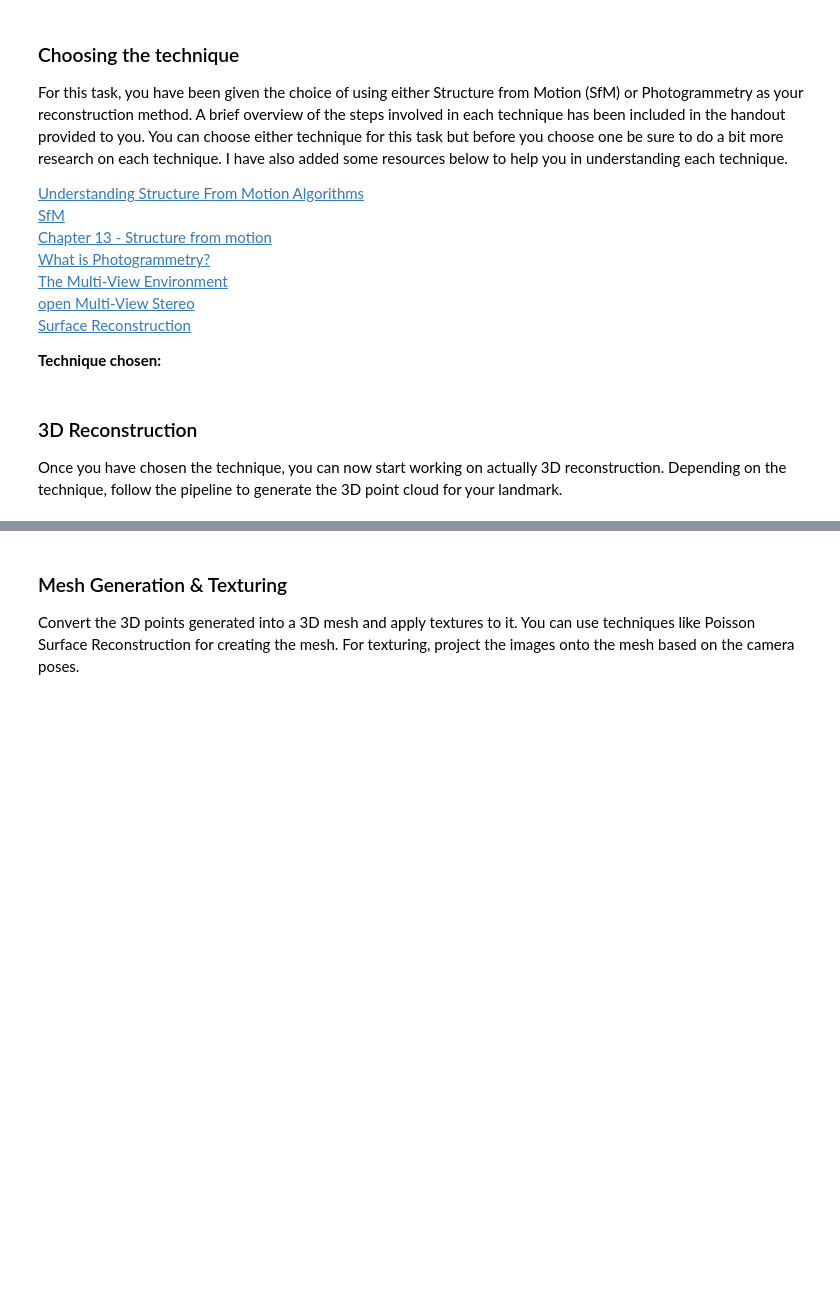
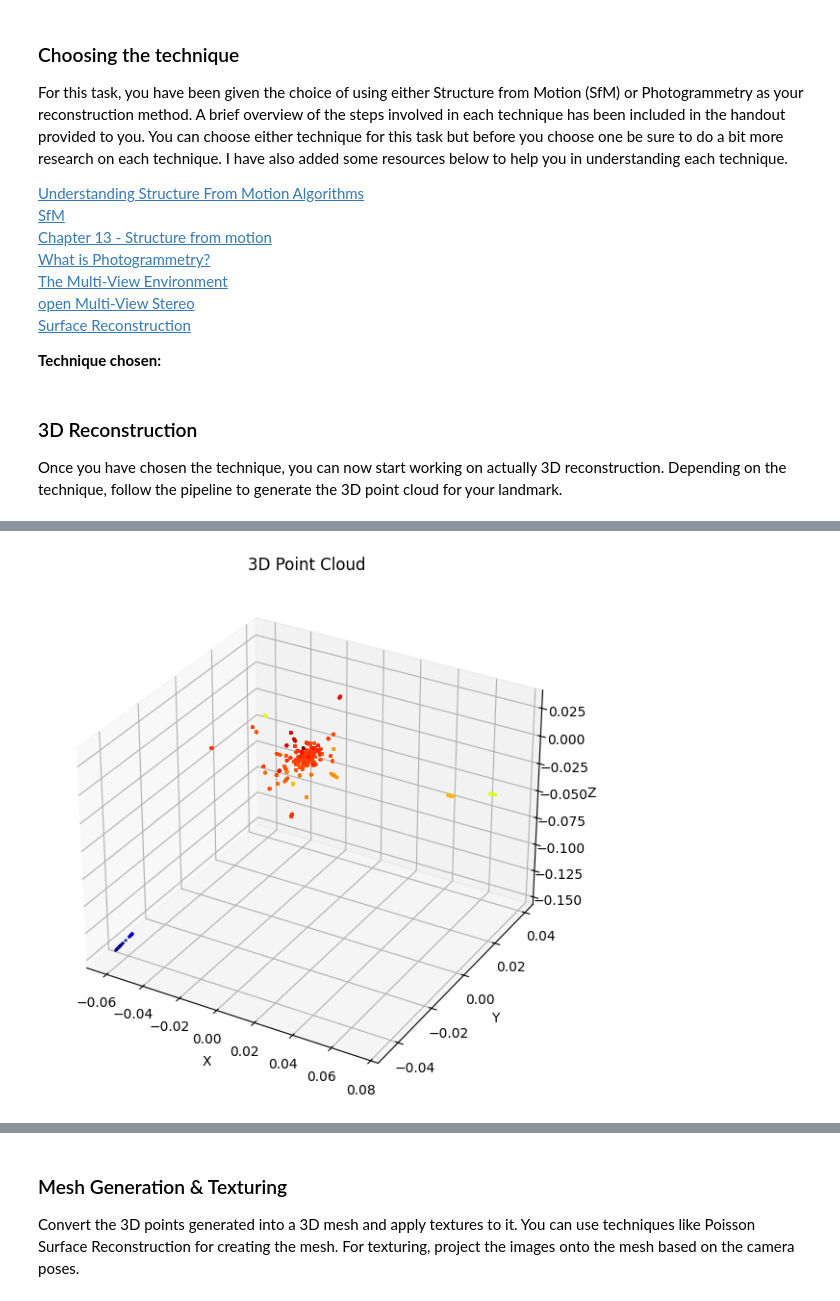
Before and after one commit to iamzammad/Landmark-Reconstruction-App, a Jupyter notebook: G02_Deliverable2.ipynb, the cells around one changed output, grey strips where cells are left out. Cells and saved outputs as stored; diff of their text form; code cells hidden in the pictures; blank space fills up the shorter version.

```diff
--- a/G02_Deliverable2.ipynb
+++ b/G02_Deliverable2.ipynb
@@ -562,0 +363,91 @@ Once you have chosen the technique, you can now start working on actually 3D rec
+# %%
+import numpy as np
+import cv2
+import matplotlib.pyplot as plt
+from mpl_toolkits.mplot3d import Axes3D
+
+def triangulate_points(matches, kp1, kp2, pose1, pose2, K1, K2):
+    """
+    Triangulates 3D points between two camera poses and matched keypoints.
+    """
+    pts1 = np.float32([kp1[m.queryIdx].pt for m in matches])
+    pts2 = np.float32([kp2[m.trainIdx].pt for m in matches])
+
+    # Normalize points using intrinsic matrices
+    pts1_normalized = cv2.undistortPoints(np.expand_dims(pts1, axis=1), K1, None)
+    pts2_normalized = cv2.undistortPoints(np.expand_dims(pts2, axis=1), K2, None)
+
+    # Build projection matrices
+    proj_matrix1 = K1 @ pose1[:3]
+    proj_matrix2 = K2 @ pose2[:3]
+
+    # Triangulate points
+    points_4d = cv2.triangulatePoints(proj_matrix1, proj_matrix2, pts1_normalized, pts2_normalized)
+    points_3d = points_4d[:3] / points_4d[3]  # Convert to Euclidean
+    return points_3d.T
+
+def build_sparse_point_cloud(matches_list, keypoints_all, global_poses, K_matrices):
+    """
+    Builds a sparse 3D point cloud by triangulating points for all image pairs.
+    """
+    point_cloud = []
+    for i in range(len(matches_list)):
+        print(f"Processing image pair {i + 1}/{len(matches_list)}...")
+
+        # Retrieve data for this pair
+        image1_name = list(K_matrices.keys())[i]
+        image2_name = list(K_matrices.keys())[i + 1]
+        kp1, kp2 = keypoints_all[image1_name], keypoints_all[image2_name]
+        matches = matches_list[i]
+
+        pose1 = global_poses[i]
+        pose2 = global_poses[i + 1]
+
+        K1 = K_matrices[image1_name]
+        K2 = K_matrices[image2_name]
+
+        # Triangulate points for this pair
+        points_3d = triangulate_points(matches, kp1, kp2, pose1, pose2, K1, K2)
+        point_cloud.extend(points_3d)
+
+        print(f"  Triangulated {len(points_3d)} points for this pair.")
+
+    print(f"Total 3D points: {len(point_cloud)}")
+    return np.array(point_cloud)
+
+def visualize_point_cloud(points_3d):
+    """
+    Visualizes the 3D point cloud using Matplotlib.
+    """
+    print(f"Visualizing {len(points_3d)} 3D points...")
+
+    # Normalize points for visualization
+    points_3d = points_3d / np.linalg.norm(points_3d, axis=0).max()
+
+    # 3D scatter plot
+    fig = plt.figure(figsize=(10, 7))
+    ax = fig.add_subplot(111, projection='3d')
+
+    x = points_3d[:, 0]
+    y = points_3d[:, 1]
+    z = points_3d[:, 2]
+
+    ax.scatter(x, y, z, s=2, c=z, cmap='jet', marker='o')
+    ax.set_xlabel('X')
+    ax.set_ylabel('Y')
+    ax.set_zlabel('Z')
+    ax.set_title('3D Point Cloud')
+    plt.show()
+
+# Step 1: Generate the sparse point cloud
+sparse_point_cloud = build_sparse_point_cloud(matches_list, keypoints_all, global_poses, K_matrices)
+
+# Step 2: Visualize the point cloud
+visualize_point_cloud(sparse_point_cloud)
+
+# Step 3: Debug Matches and Poses
+for i, matches in enumerate(matches_list):
+    print(f"Image Pair {i + 1}: {len(matches)} matches")
+for i, pose in enumerate(global_poses):
+    print(f"Camera {i + 1} Pose:\n{pose}\n")
+# %% [output]
@@ -562,0 +471 @@ Once you have chosen the technique, you can now start working on actually 3D rec
+[figure, added]
```
Also changed, not shown: parts of 14 cells of this notebook.
